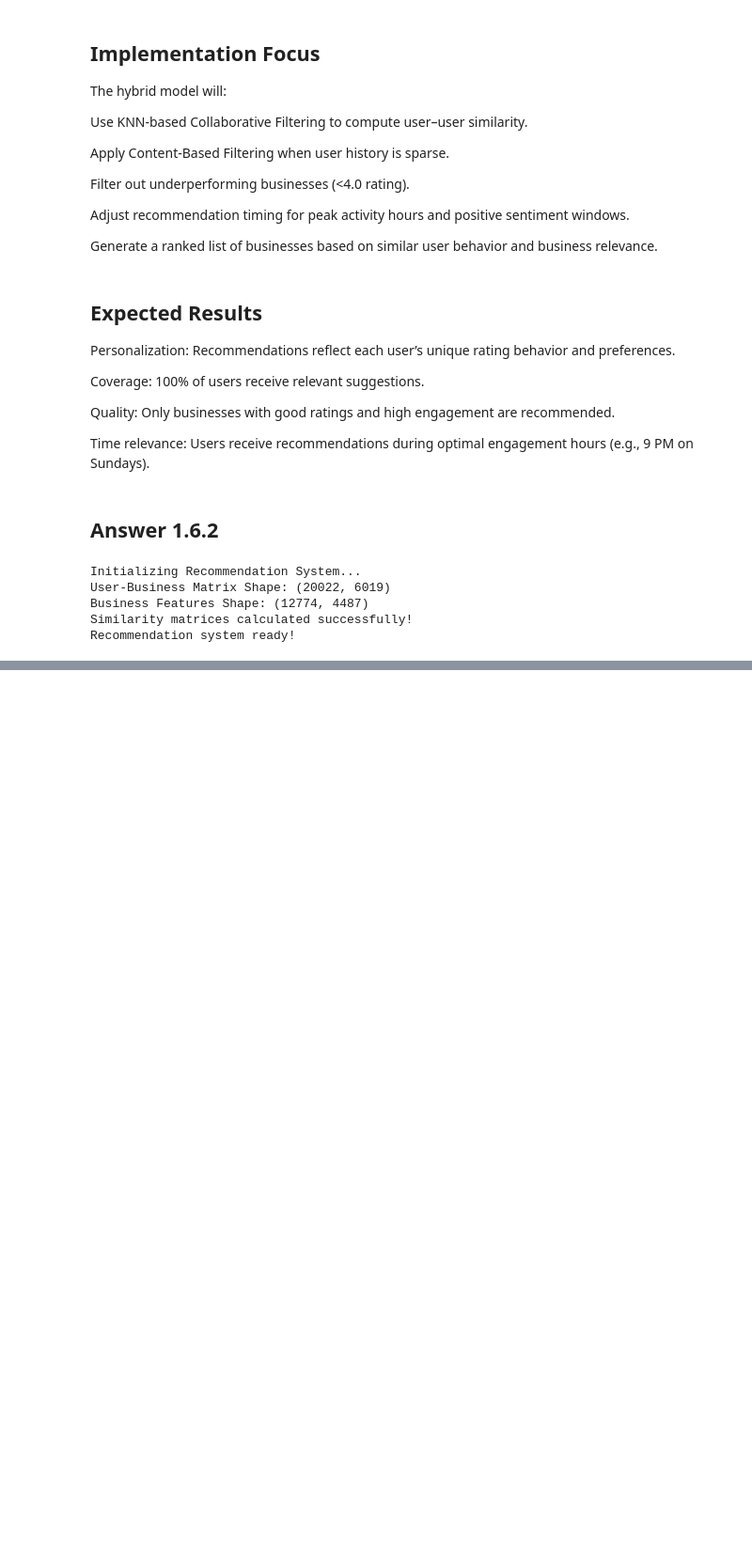
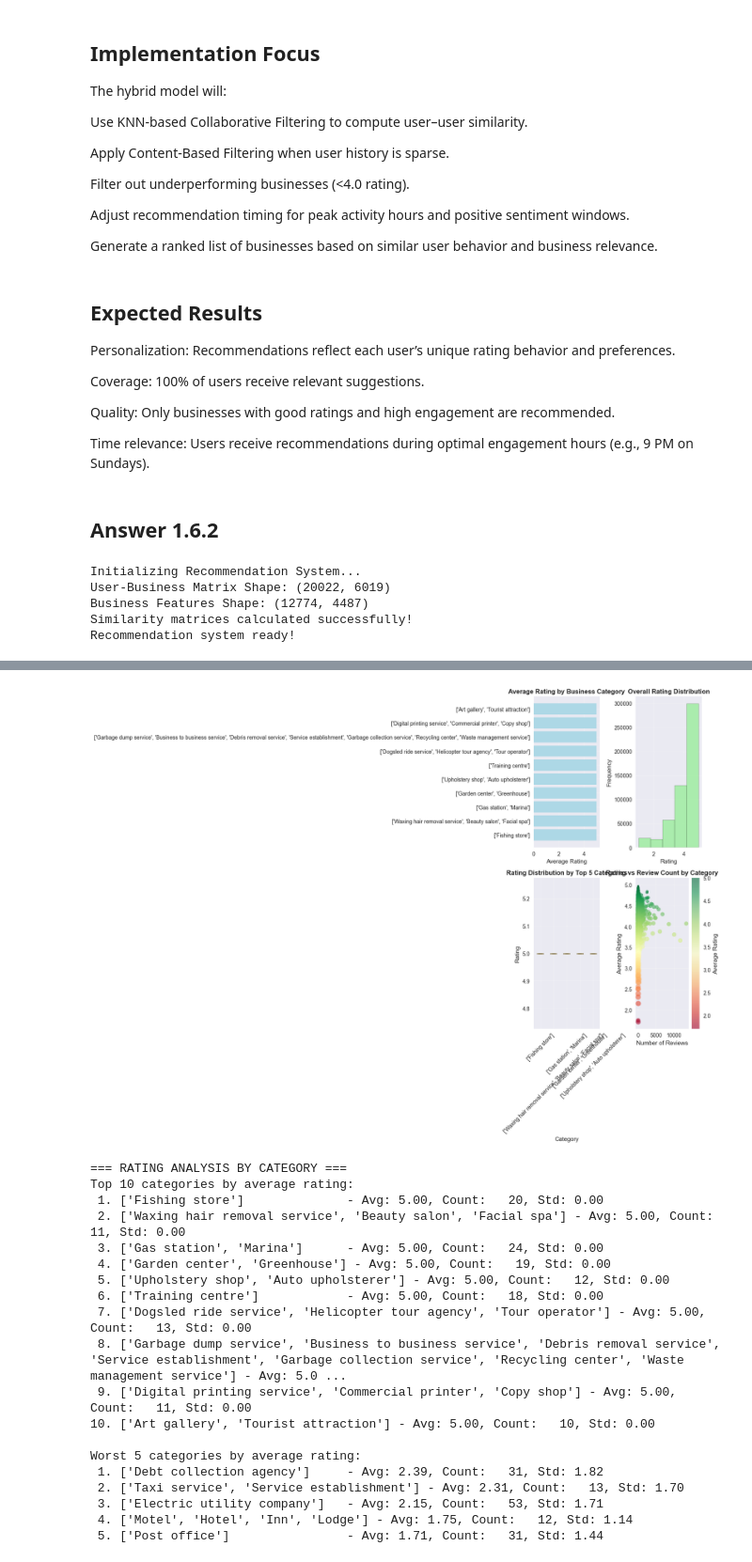
Before and after one commit to dvignesh94/SIG742---Modern-Data-Science, a Jupyter notebook: SIT742Task2_final.ipynb, the cells around one changed output, grey strips where cells are left out. Shown at 94% size. Cells and saved outputs as stored; diff of their text form; code cells hidden in the pictures; blank space fills up the shorter version.

```diff
--- a/SIT742Task2_final.ipynb
+++ b/SIT742Task2_final.ipynb
@@ -1172,0 +1180,80 @@ else:
+# %%
+# Creating comprehensive rating analysis
+fig, axes = plt.subplots(2, 2, figsize=(16, 12))
+
+# Plot 1: Rating distribution by category
+category_ratings = df_with_categories.groupby('category')['rating'].agg(['mean', 'count', 'std']).sort_values('mean', ascending=False)
+top_categories = category_ratings.head(10)
+
+axes[0, 0].barh(range(len(top_categories)), top_categories['mean'], color='lightblue')
+axes[0, 0].set_yticks(range(len(top_categories)))
+axes[0, 0].set_yticklabels(top_categories.index, fontsize=10)
+axes[0, 0].set_title('Average Rating by Business Category', fontsize=12, fontweight='bold')
+axes[0, 0].set_xlabel('Average Rating')
+axes[0, 0].grid(True, alpha=0.3)
+
+# Plot 2: Rating distribution histogram
+axes[0, 1].hist(df_with_categories['rating'], bins=5, alpha=0.7, color='lightgreen', edgecolor='black')
+axes[0, 1].set_title('Overall Rating Distribution', fontsize=12, fontweight='bold')
+axes[0, 1].set_xlabel('Rating')
+axes[0, 1].set_ylabel('Frequency')
+axes[0, 1].grid(True, alpha=0.3)
+
+# Plot 3: Box plot of ratings by category
+top_5_categories = category_ratings.head(5).index
+category_data = [df_with_categories[df_with_categories['category'] == cat]['rating'].values
+                for cat in top_5_categories]
+
+axes[1, 0].boxplot(category_data, labels=top_5_categories)
+axes[1, 0].set_title('Rating Distribution by Top 5 Categories', fontsize=12, fontweight='bold')
+axes[1, 0].set_xlabel('Category')
+axes[1, 0].set_ylabel('Rating')
+axes[1, 0].tick_params(axis='x', rotation=45)
+axes[1, 0].grid(True, alpha=0.3)
+
+# Plot 4: Rating vs Review Count by Category
+axes[1, 1].scatter(category_ratings['count'], category_ratings['mean'],
+                   s=category_ratings['std']*50, alpha=0.6, c=category_ratings['mean'],
+                   cmap='RdYlGn')
+axes[1, 1].set_title('Rating vs Review Count by Category', fontsize=12, fontweight='bold')
+axes[1, 1].set_xlabel('Number of Reviews')
+axes[1, 1].set_ylabel('Average Rating')
+axes[1, 1].grid(True, alpha=0.3)
+
+# Add colorbar
+cbar = plt.colorbar(axes[1, 1].collections[0], ax=axes[1, 1])
+cbar.set_label('Average Rating')
+
+plt.tight_layout()
+plt.show()
+
+# Print category insights
+print("=== RATING ANALYSIS BY CATEGORY ===")
+print("Top 10 categories by average rating:")
+for i, (category, data) in enumerate(category_ratings.head(10).iterrows()):
+    print(f"{i+1:2d}. {category:30s} - Avg: {data['mean']:.2f}, Count: {int(data['count']):4d}, Std: {data['std']:.2f}")
+
+print(f"\nWorst 5 categories by average rating:")
+for i, (category, data) in enumerate(category_ratings.tail(5).iterrows()):
+    print(f"{i+1:2d}. {category:30s} - Avg: {data['mean']:.2f}, Count: {int(data['count']):4d}, Std: {data['std']:.2f}")
+# %% [output]
+[figure, added]
+=== RATING ANALYSIS BY CATEGORY ===
+Top 10 categories by average rating:
+ 1. ['Fishing store']              - Avg: 5.00, Count:   20, Std: 0.00
+ 2. ['Waxing hair removal service', 'Beauty salon', 'Facial spa'] - Avg: 5.00, Count:   11, Std: 0.00
+ 3. ['Gas station', 'Marina']      - Avg: 5.00, Count:   24, Std: 0.00
+ 4. ['Garden center', 'Greenhouse'] - Avg: 5.00, Count:   19, Std: 0.00
+ 5. ['Upholstery shop', 'Auto upholsterer'] - Avg: 5.00, Count:   12, Std: 0.00
+ 6. ['Training centre']            - Avg: 5.00, Count:   18, Std: 0.00
+ 7. ['Dogsled ride service', 'Helicopter tour agency', 'Tour operator'] - Avg: 5.00, Count:   13, Std: 0.00
+ 8. ['Garbage dump service', 'Business to business service', 'Debris removal service', 'Service establishment', 'Garbage collection service', 'Recycling center', 'Waste management service'] - Avg: 5.0 ...
+ 9. ['Digital printing service', 'Commercial printer', 'Copy shop'] - Avg: 5.00, Count:   11, Std: 0.00
+10. ['Art gallery', 'Tourist attraction'] - Avg: 5.00, Count:   10, Std: 0.00
+
+Worst 5 categories by average rating:
+ 1. ['Debt collection agency']     - Avg: 2.39, Count:   31, Std: 1.82
+ 2. ['Taxi service', 'Service establishment'] - Avg: 2.31, Count:   13, Std: 1.70
+ 3. ['Electric utility company']   - Avg: 2.15, Count:   53, Std: 1.71
+ 4. ['Motel', 'Hotel', 'Inn', 'Lodge'] - Avg: 1.75, Count:   12, Std: 1.14
+ 5. ['Post office']                - Avg: 1.71, Count:   31, Std: 1.44
```
Also changed, not shown: parts of 55 cells of this notebook.
